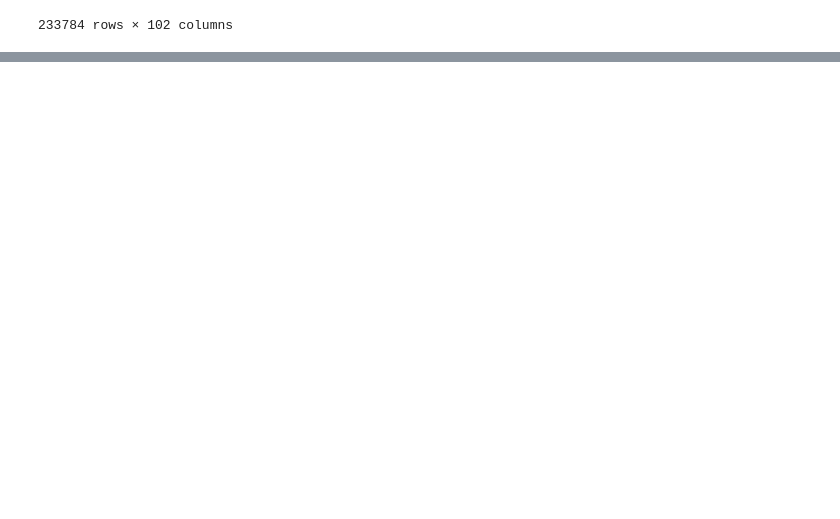
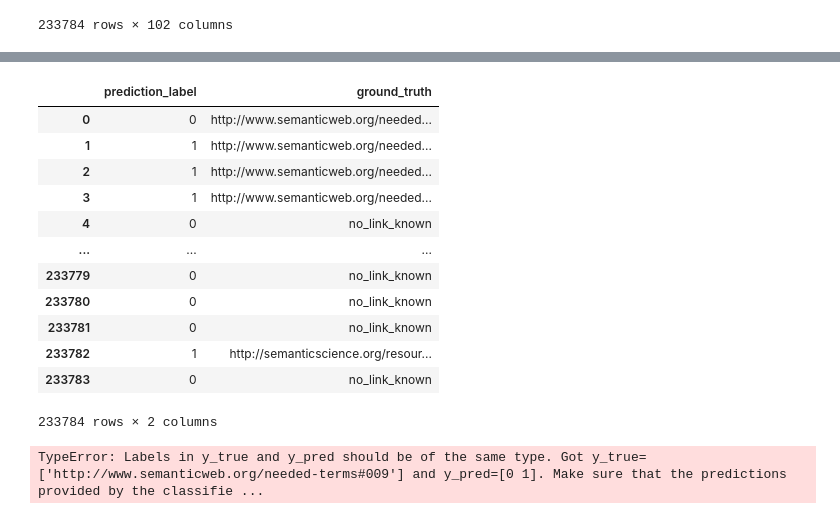
Before and after one commit to atoffano/KGene2Pheno, a Jupyter notebook: auto_test_acc_link.ipynb, the cells around one changed output, grey strips where cells are left out. Drawn from its saved outputs; the diff is of its cells as text; code cells hidden in the pictures; blank space fills up the shorter version.

```diff
--- a/auto_test_acc_link.ipynb
+++ b/auto_test_acc_link.ipynb
@@ -72,0 +124,29 @@ AttributeError: 'str' object has no attribute 'predict'
+# %%
+multiclass_df = pd.concat([predictions['prediction_label'], raw['ground_truth']], axis=1)
+multiclass_df.columns = ['prediction_label', 'ground_truth']
+multiclass_df
+# %% [output]
+|  | prediction_label | ground_truth |
+| 0 | 0 | http://www.semanticweb.org/needed... |
+| 1 | 1 | http://www.semanticweb.org/needed... |
+| 2 | 1 | http://www.semanticweb.org/needed... |
+| 3 | 1 | http://www.semanticweb.org/needed... |
+| 4 | 0 | no_link_known |
+| ... | ... | ... |
+| 233779 | 0 | no_link_known |
+| 233780 | 0 | no_link_known |
+| 233781 | 0 | no_link_known |
+| 233782 | 1 | http://semanticscience.org/resour... |
+| 233783 | 0 | no_link_known |
+233784 rows × 2 columns
+# %%
+# Calculate the confusion matrix for each type of link
+import sklearn.metrics
+link_types = multiclass_df['ground_truth'].unique()
+for link_type in link_types:
+    subset = multiclass_df[multiclass_df['ground_truth'] == link_type]
+    y_true = subset['ground_truth'] if link_type != 'no_link_known' else subset['prediction_label']
+    y_pred = subset['prediction_label']
+    tn, fp, fn, tp = sklearn.metrics.confusion_matrix(y_true, y_pred).ravel()
+# %% [output]
+TypeError: Labels in y_true and y_pred should be of the same type. Got y_true=['http://www.semanticweb.org/needed-terms#009'] and y_pred=[0 1]. Make sure that the predictions provided by the classifie ...
```
Also changed, not shown: parts of 7 cells of this notebook, 23 other files.
